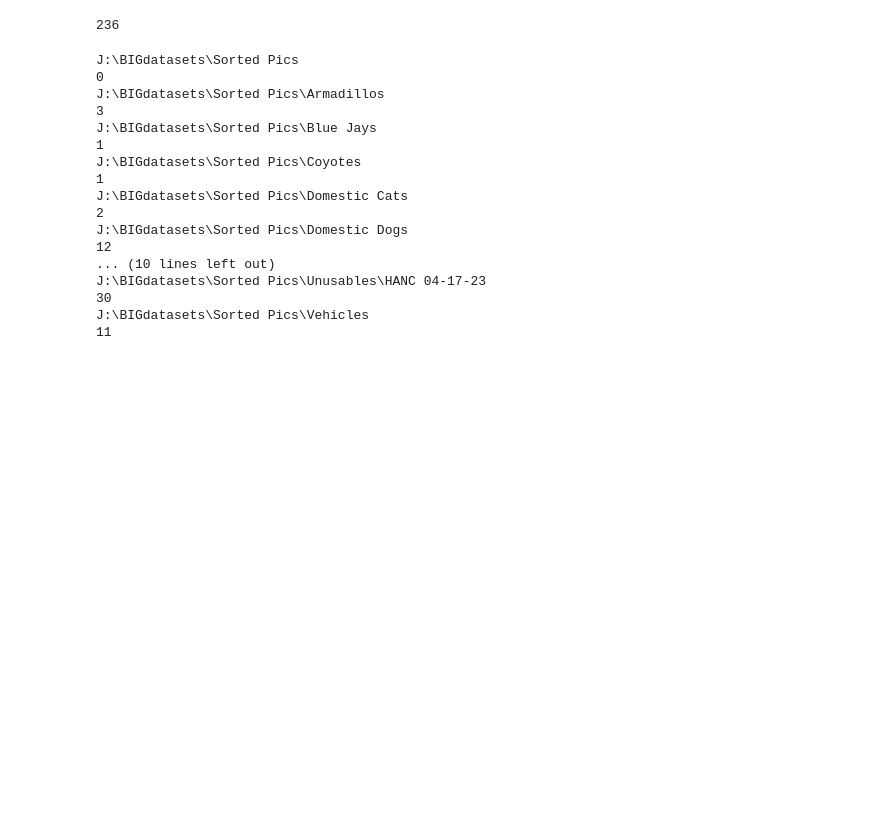
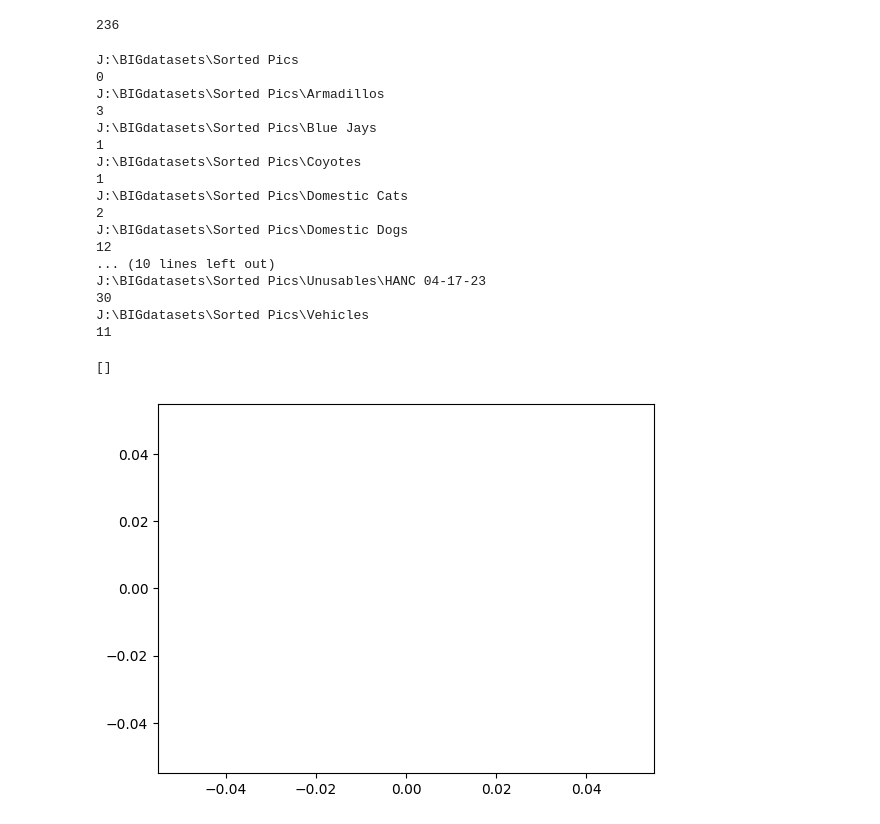
Before and after one commit to rileystuartmyers/Houston-Ecology-Model, a Jupyter notebook: Preprocessing/MetadataPreprocessing.ipynb, the cells around one changed output. Saved outputs shown, nothing was run; the diff lists cells and outputs as text; code cells hidden in the pictures; blank space fills up the shorter version.

```diff
--- a/Preprocessing/MetadataPreprocessing.ipynb
+++ b/Preprocessing/MetadataPreprocessing.ipynb
@@ -57,25 +57,29 @@ print(total)
 # %%
 sorted_parent = r"J:\BIGdatasets\Sorted Pics"
 
 for root, dirs, files in os.walk(sorted_parent):
 
     print(root)
     print(len(files))
+
+plt.plot(type = "bargraph", x = dirs, y = )
 # %% [output]
 J:\BIGdatasets\Sorted Pics
 0
 J:\BIGdatasets\Sorted Pics\Armadillos
 3
 J:\BIGdatasets\Sorted Pics\Blue Jays
 1
 J:\BIGdatasets\Sorted Pics\Coyotes
 1
 J:\BIGdatasets\Sorted Pics\Domestic Cats
 2
 J:\BIGdatasets\Sorted Pics\Domestic Dogs
 12
 ... (10 lines left out)
 J:\BIGdatasets\Sorted Pics\Unusables\HANC 04-17-23
 30
 J:\BIGdatasets\Sorted Pics\Vehicles
 11
+[]
+[figure, added]
```
